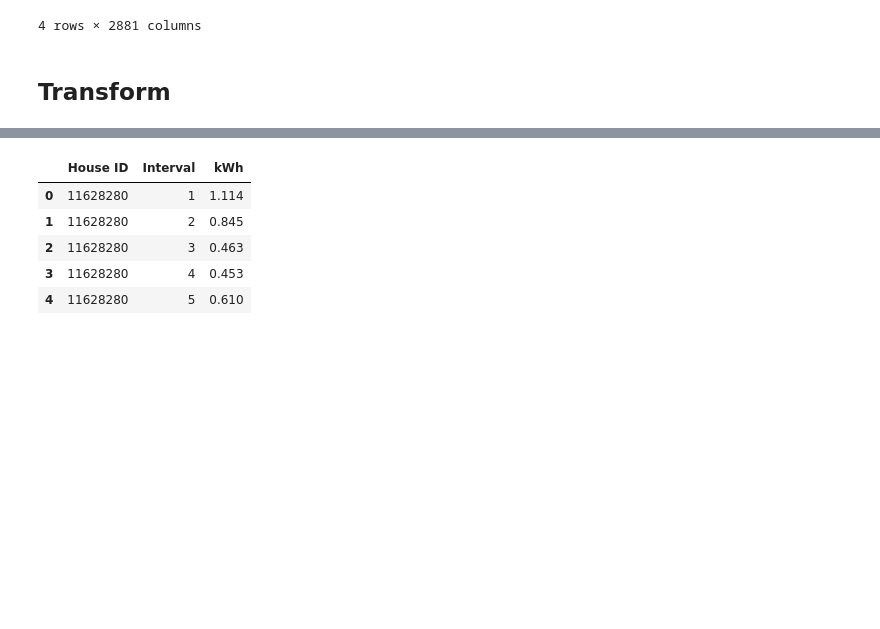
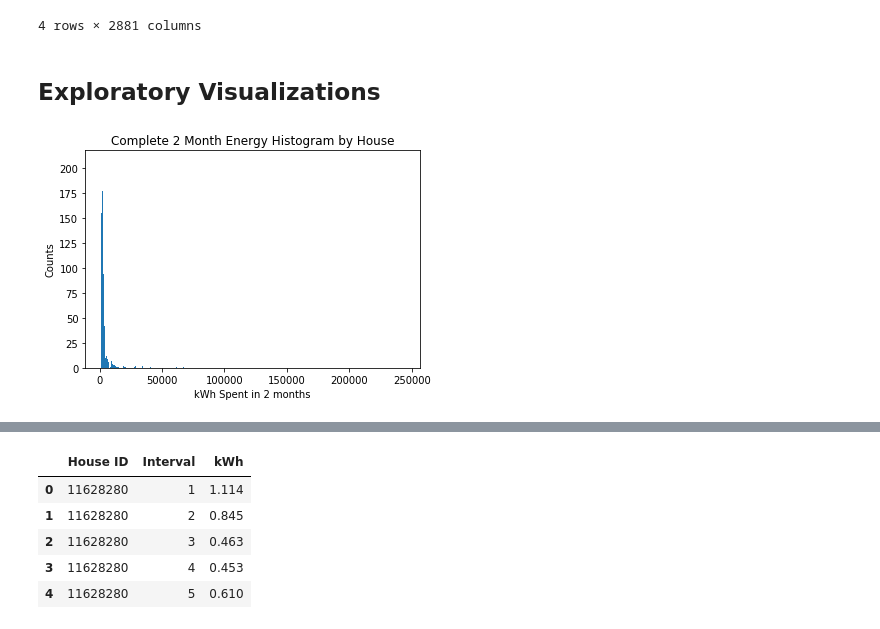
Before and after one commit to torenunez/udacity-mlnd-capstone, a Jupyter notebook: ev_capstone.ipynb, the cells around one changed output, grey strips where cells are left out. Saved outputs shown, nothing was run; the diff lists cells and outputs as text; code cells hidden in the pictures; blank space fills up the shorter version.

```diff
--- a/ev_capstone.ipynb
+++ b/ev_capstone.ipynb
@@ -71,5 +116,14 @@ ev_train_raw[ev_train_raw.isnull().any(axis=1)]
 | 1159 | 11637232 | 1.218 | 1.087 | 0.995 | 0.791 | 0.798 | 0.756 | 0.745 | ... |
 | 1374 | 11632700 | 0.113 | 0.106 | 0.113 | 0.150 | 0.119 | 0.106 | 0.100 | ... |
 4 rows × 2881 columns
-# %% [markdown]
-## Transform
+# %% [markdown]
+## Exploratory Visualizations
+# %%
+house_totals = ev_train_raw.drop(['House ID'], axis=1).sum(axis=1)
+plt.hist(house_totals, bins='auto')
+plt.xlabel('kWh Spent in 2 months')
+plt.ylabel('Counts')
+plt.title("Complete 2 Month Energy Histogram by House")
+plt.show()
+# %% [output]
+[figure, added]
```
Also changed, not shown: parts of 30 cells of this notebook, 1 other file.
